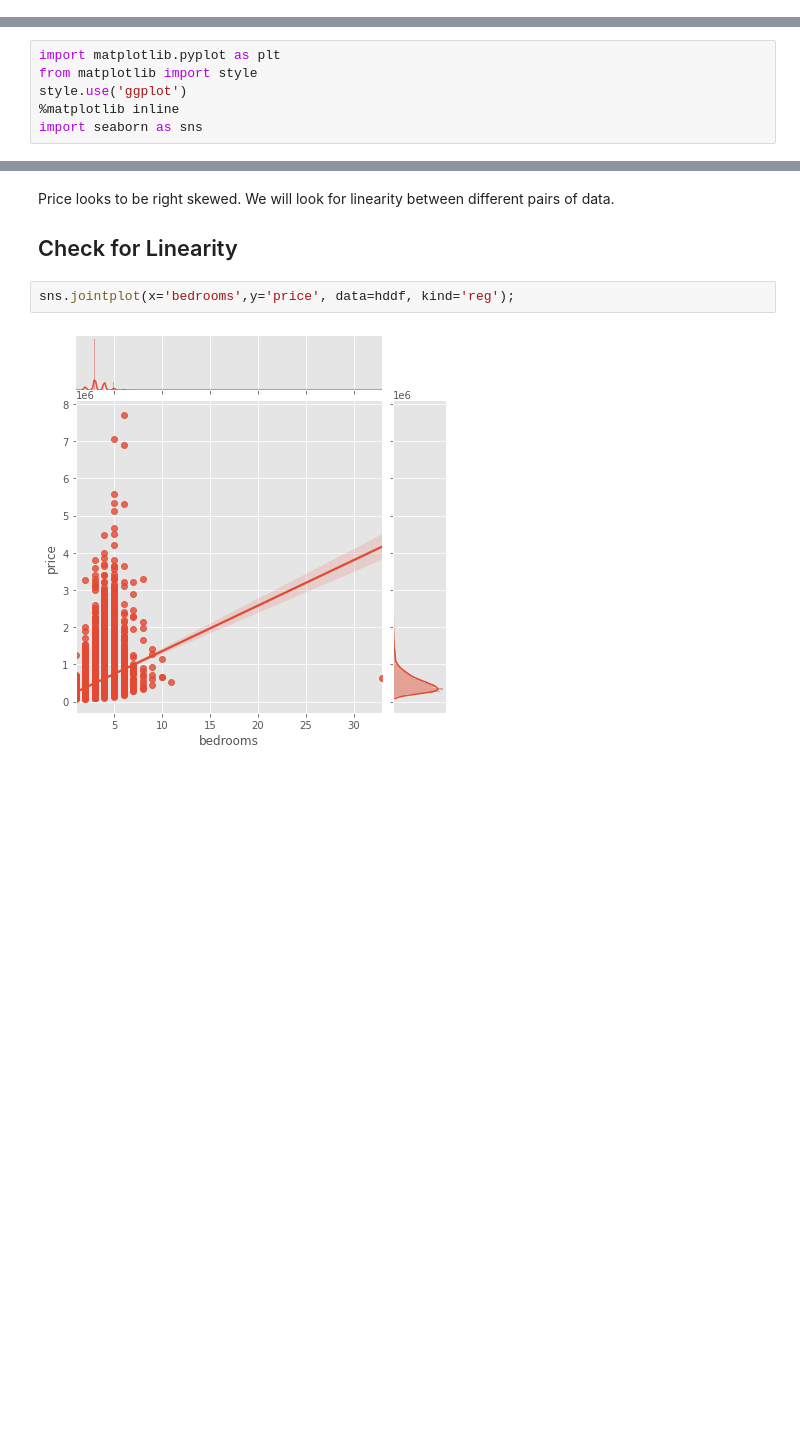
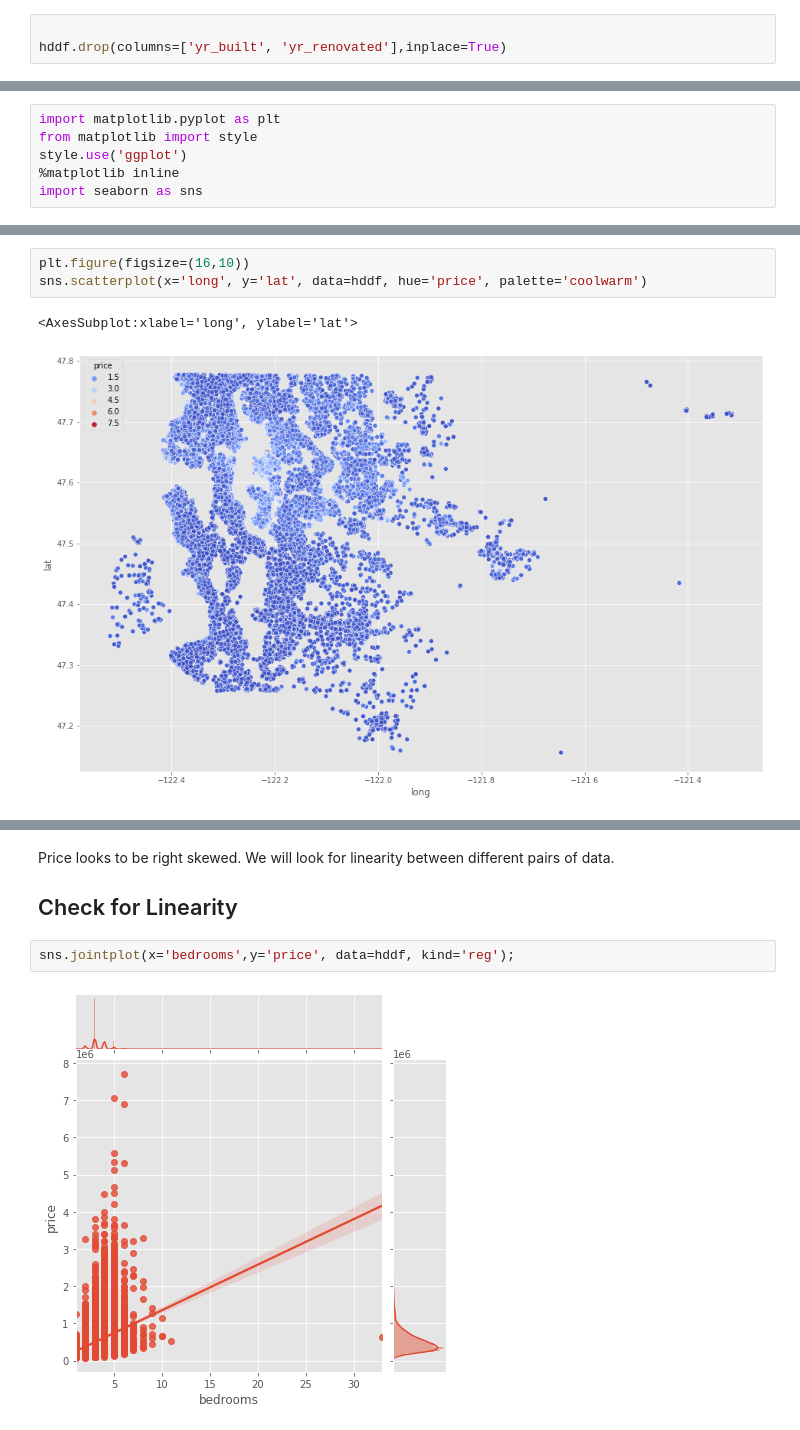
Before and after one commit to SunTzuLombardi/HomeRegression, a Jupyter notebook: HomeRegression.ipynb, the cells around one changed output, grey strips where cells are left out. Cells and saved outputs as stored; diff of their text form; blank space fills up the shorter version.

```diff
--- a/HomeRegression.ipynb
+++ b/HomeRegression.ipynb
@@ -233,5 +414,8 @@ data.to_csv('./data/kc_house_data_tidy.csv',encoding='utf-8')
 hddf = pd.read_csv('./data/kc_house_data_tidy.csv')
 # %%
 hddf.drop(columns='Unnamed: 0',inplace=True)
+# %%
+
+hddf.drop(columns=['yr_built', 'yr_renovated'],inplace=True)
 # %%
 hddf
@@ -243,0 +465,6 @@ import seaborn as sns
+# %%
+plt.figure(figsize=(16,10))
+sns.scatterplot(x='long', y='lat', data=hddf, hue='price', palette='coolwarm')
+# %% [output]
+<AxesSubplot:xlabel='long', ylabel='lat'>
+[figure, added]
```
Also changed, not shown: parts of 139 cells of this notebook, 1 other file.
